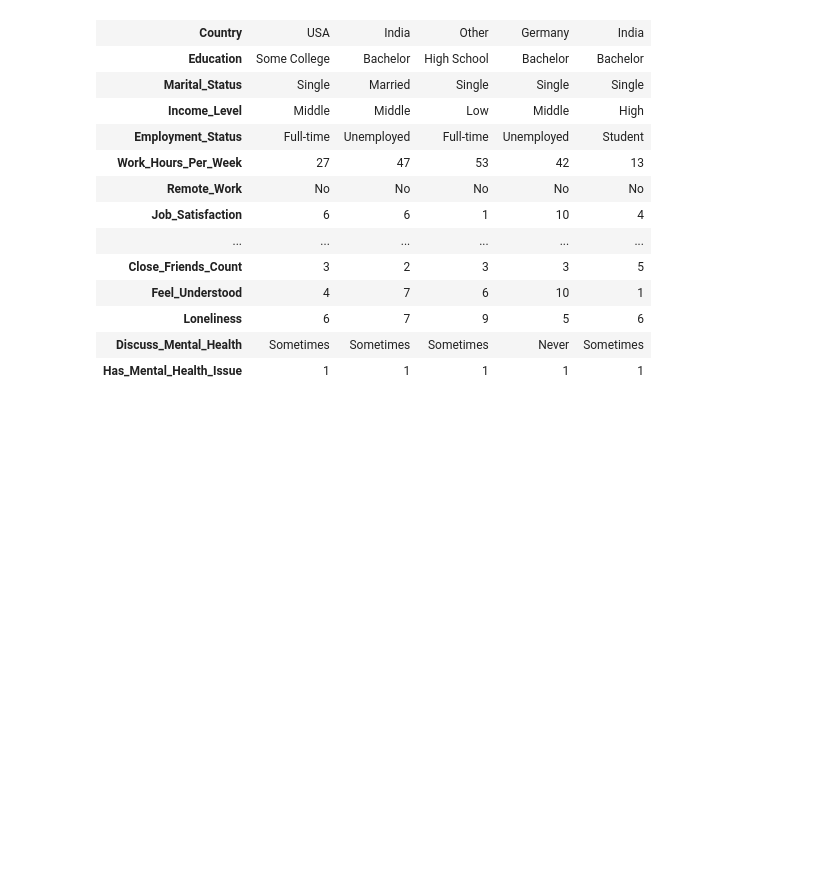
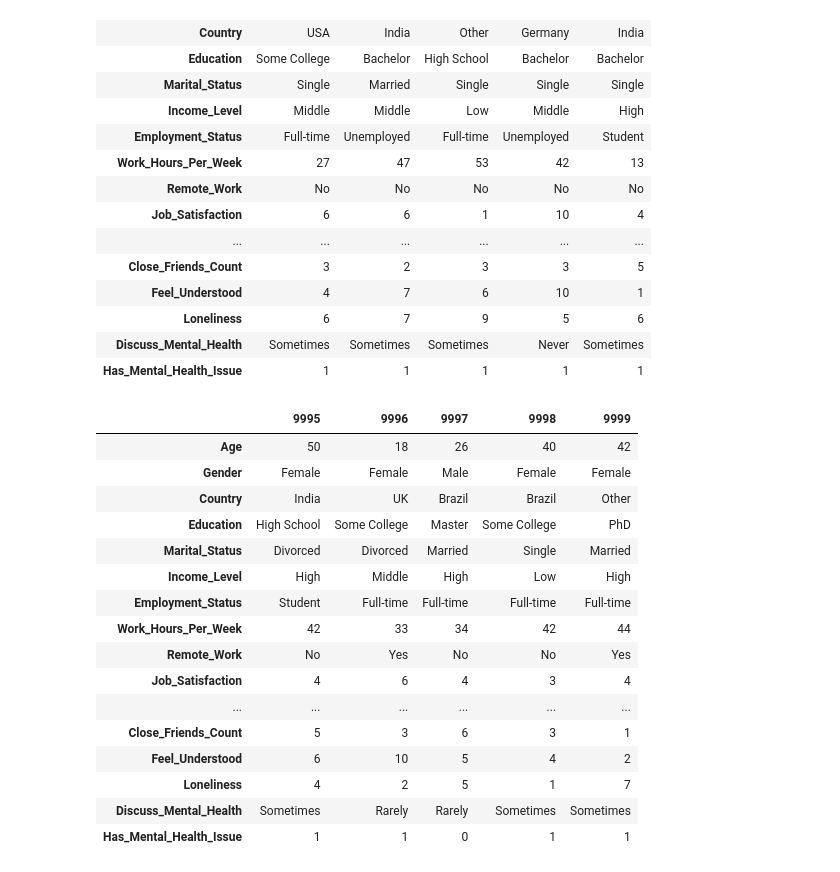
Before and after one commit to samifahim07/PsychWell-Predictive-Modeling, a Jupyter notebook: mental_health.ipynb, the cells around one changed output. Drawn from its saved outputs; the diff is of its cells as text; code cells hidden in the pictures; blank space fills up the shorter version.

Commit message:
see the last 5 rows of this dataset

```diff
--- a/mental_health.ipynb
+++ b/mental_health.ipynb
@@ -29,3 +29,24 @@ df.head().T
 | Loneliness | 6 | 7 | 9 | 5 | 6 |
 | Discuss_Mental_Health | Sometimes | Sometimes | Sometimes | Never | Sometimes |
 | Has_Mental_Health_Issue | 1 | 1 | 1 | 1 | 1 |
+# %%
+# See the last 5 rows in this dataset
+df.tail().T
+# %% [output]
+|  | 9995 | 9996 | 9997 | 9998 | 9999 |
+| Age | 50 | 18 | 26 | 40 | 42 |
+| Gender | Female | Female | Male | Female | Female |
+| Country | India | UK | Brazil | Brazil | Other |
+| Education | High School | Some College | Master | Some College | PhD |
+| Marital_Status | Divorced | Divorced | Married | Single | Married |
+| Income_Level | High | Middle | High | Low | High |
+| Employment_Status | Student | Full-time | Full-time | Full-time | Full-time |
+| Work_Hours_Per_Week | 42 | 33 | 34 | 42 | 44 |
+| Remote_Work | No | Yes | No | No | Yes |
+| Job_Satisfaction | 4 | 6 | 4 | 3 | 4 |
+| ... | ... | ... | ... | ... | ... |
+| Close_Friends_Count | 5 | 3 | 6 | 3 | 1 |
+| Feel_Understood | 6 | 10 | 5 | 4 | 2 |
+| Loneliness | 4 | 2 | 5 | 1 | 7 |
+| Discuss_Mental_Health | Sometimes | Rarely | Rarely | Sometimes | Sometimes |
+| Has_Mental_Health_Issue | 1 | 1 | 0 | 1 | 1 |
```
